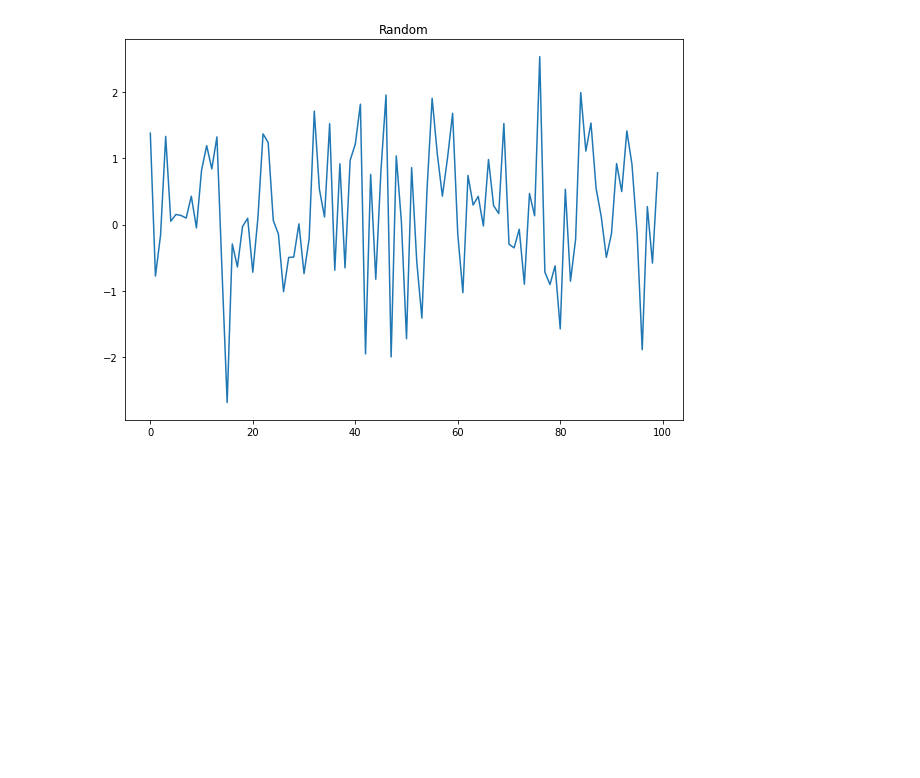
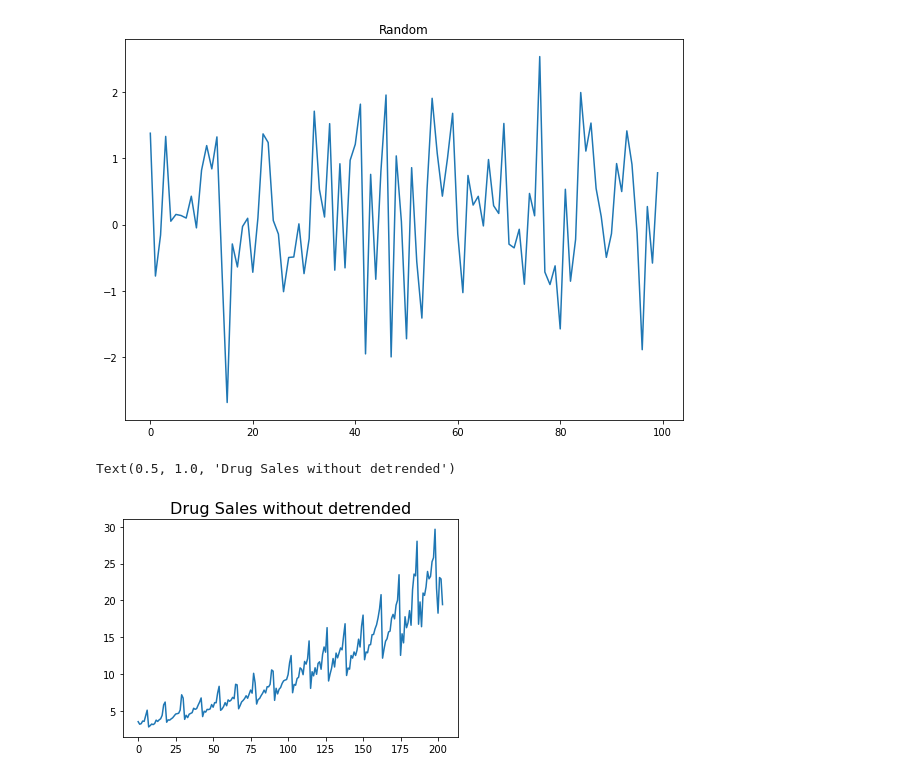
Before and after one commit to Preet2fun/MachineLearning_TimeSeries, a Jupyter notebook: Time series analysis/Time Series Analysis Concepts/ts_concepts.ipynb, the cells around one changed output. Drawn from its saved outputs; the diff is of its cells as text; code cells hidden in the pictures; blank space fills up the shorter version.

```diff
--- a/Time series analysis/Time Series Analysis Concepts/ts_concepts.ipynb
+++ b/Time series analysis/Time Series Analysis Concepts/ts_concepts.ipynb
@@ -211,3 +211,16 @@ plt.plot(series);
 plt.title('Random');
 # %% [output]
 [figure]
+# %%
+# detrending the series
+# Using scipy: Subtract the line of best fit
+from scipy import signal
+df = pd.read_csv('https://raw.githubusercontent.com/selva86/datasets/master/a10.csv', parse_dates=['date'])
+detrended = signal.detrend(df.value.values)
+plt.plot(df.value.values)
+plt.title('Drug Sales without detrended', fontsize=16)
+#plt.plot(detrended)
+#plt.title('Drug Sales detrended by subtracting the least squares fit', fontsize=16)
+# %% [output]
+Text(0.5, 1.0, 'Drug Sales without detrended')
+[figure, added]
```
Also changed, not shown: parts of 10 cells of this notebook, 3 other files.
